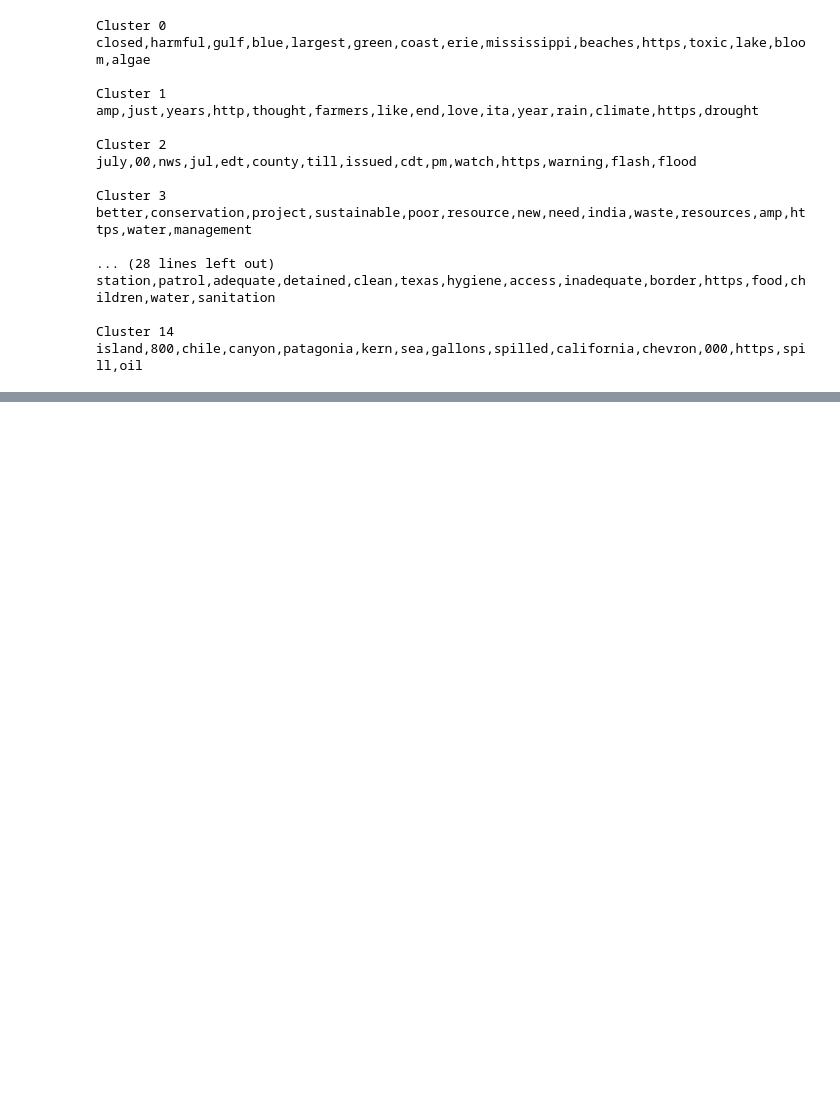
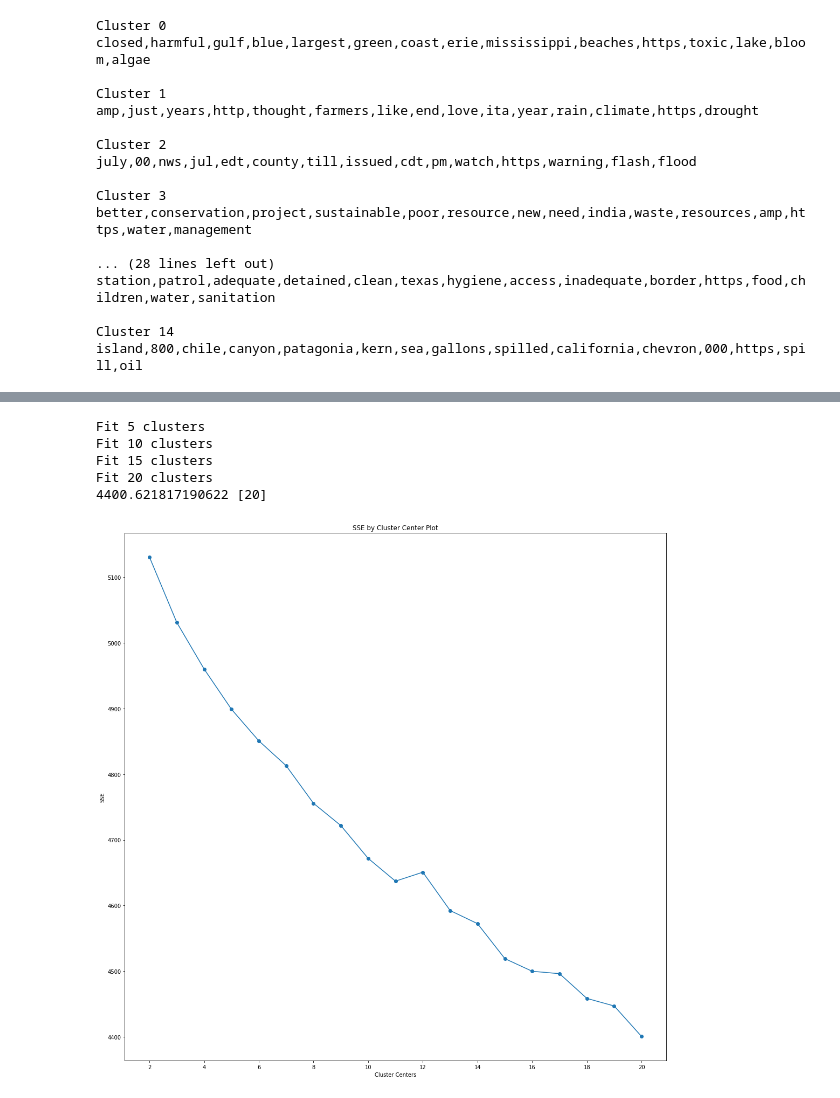
Before and after one commit to theultimate1/research, a Jupyter notebook: research/text-classification/cluster_analysis_of_tweets.ipynb, the cells around one changed output, grey strips where cells are left out. Cells and saved outputs as stored; diff of their text form; code cells hidden in the pictures; blank space fills up the shorter version.

```diff
--- a/research/text-classification/cluster_analysis_of_tweets.ipynb
+++ b/research/text-classification/cluster_analysis_of_tweets.ipynb
@@ -318,0 +383,5 @@ We will not consider this a wash until we are able to thread these calculations
+# %%
+dict_of_clusters = {k: v for k, v in water_tweet_cluster.groupby('cluster')}
+
+import pprint
+pprint.pprint(dict_of_clusters)
@@ -318,0 +497,9 @@ We will not consider this a wash until we are able to thread these calculations
+# %%
+find_optimal_clusters_kmeans(cluster_6_tfidf, 2, 20, 19)
+# %% [output]
+Fit 5 clusters
+Fit 10 clusters
+Fit 15 clusters
+Fit 20 clusters
+4400.621817190622 [20]
+[figure, added]
```
Also changed, not shown: parts of 47 cells of this notebook, 1 other file.
